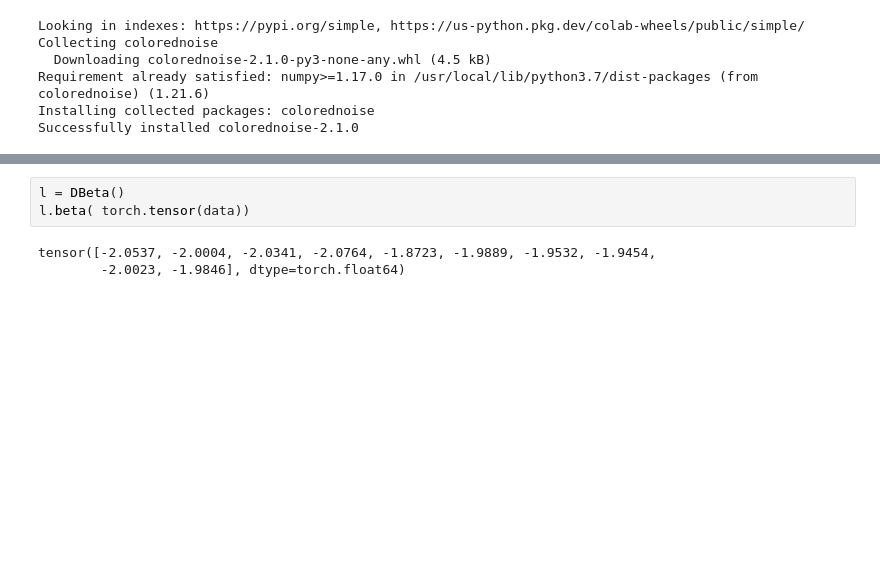
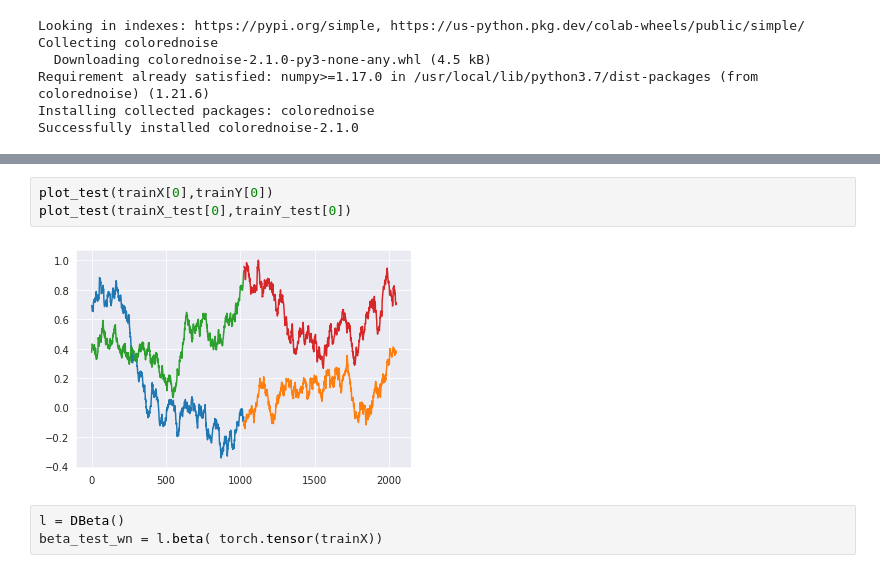
Before and after one commit to barauna-lo/Colored_Noise, a Jupyter notebook: CervejaGratis.ipynb, the cells around one changed output, grey strips where cells are left out. Drawn from its saved outputs; the diff is of its cells as text; blank space fills up the shorter version.

```diff
--- a/CervejaGratis.ipynb
+++ b/CervejaGratis.ipynb
@@ -302,6 +346,8 @@ plt.show()
+# %%
+plot_test(trainX[0],trainY[0])
+plot_test(trainX_test[0],trainY_test[0])
+# %% [output]
+[figure, added]
 # %%
 l = DBeta()
-l.beta( torch.tensor(data))
+beta_test_wn = l.beta( torch.tensor(trainX))
-# %% [output]
-tensor([-2.0537, -2.0004, -2.0341, -2.0764, -1.8723, -1.9889, -1.9532, -1.9454,
-        -2.0023, -1.9846], dtype=torch.float64)
```
Also changed, not shown: parts of 12 cells of this notebook.
